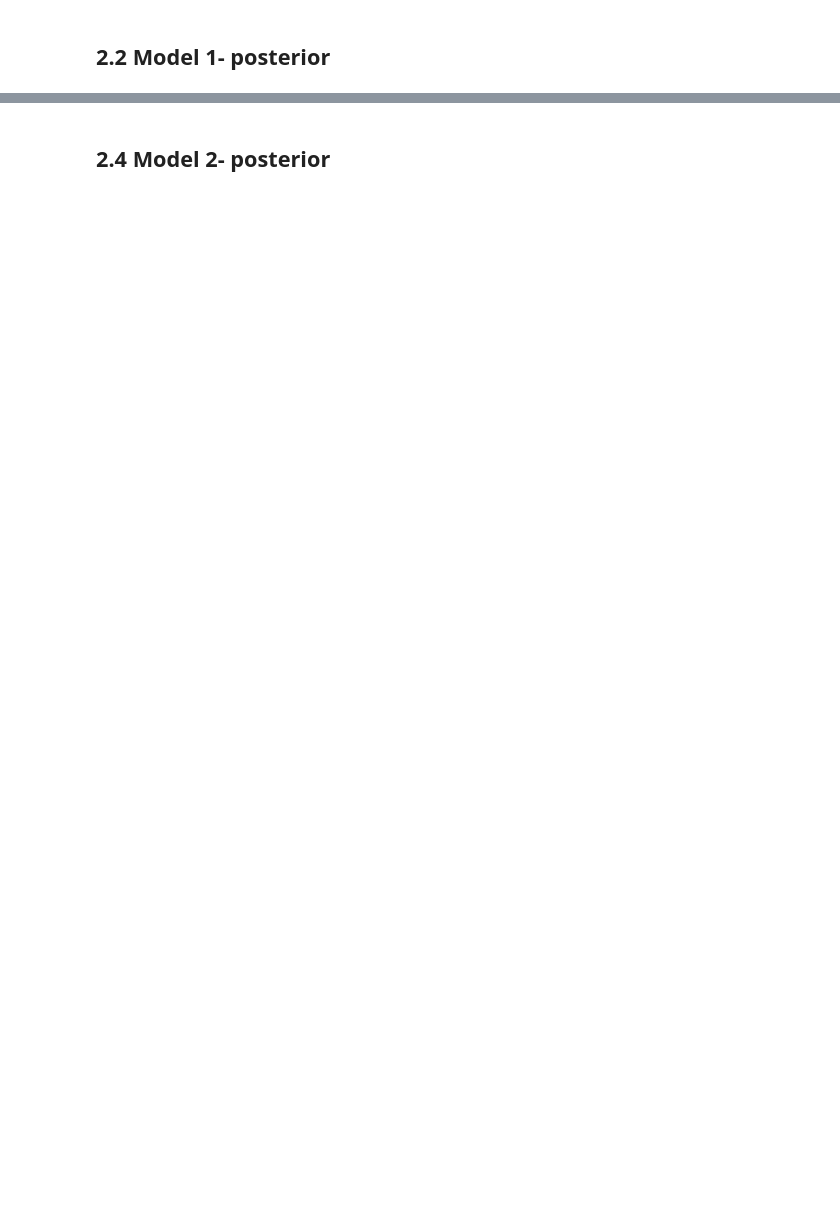
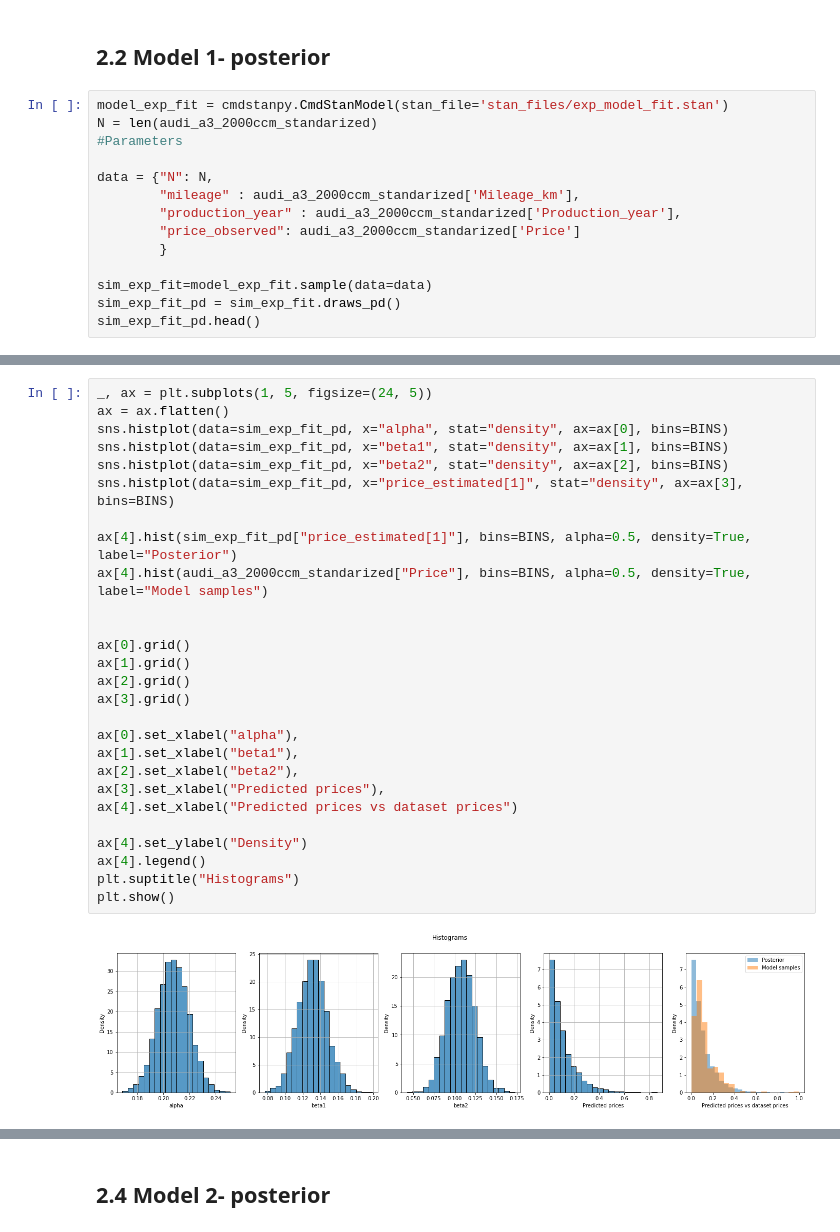
Before and after one commit to Karolina0110/DA, a Jupyter notebook: project/main_notebook.ipynb, the cells around one changed output, grey strips where cells are left out. Saved outputs shown, nothing was run; the diff lists cells and outputs as text; blank space fills up the shorter version.

```diff
--- a/project/main_notebook.ipynb
+++ b/project/main_notebook.ipynb
@@ -114,2 +112,16 @@ plt.show()
 # %% [markdown]
 ## 2.2 Model 1- posterior
+# %%
+model_exp_fit = cmdstanpy.CmdStanModel(stan_file='stan_files/exp_model_fit.stan')
+N = len(audi_a3_2000ccm_standarized)
+#Parameters
+
+data = {"N": N,
+        "mileage" : audi_a3_2000ccm_standarized['Mileage_km'],
+        "production_year" : audi_a3_2000ccm_standarized['Production_year'],
+        "price_observed": audi_a3_2000ccm_standarized['Price']
+        }
+
+sim_exp_fit=model_exp_fit.sample(data=data)
+sim_exp_fit_pd = sim_exp_fit.draws_pd()
+sim_exp_fit_pd.head()
@@ -115,0 +154,29 @@ plt.show()
+# %%
+_, ax = plt.subplots(1, 5, figsize=(24, 5))
+ax = ax.flatten()
+sns.histplot(data=sim_exp_fit_pd, x="alpha", stat="density", ax=ax[0], bins=BINS)
+sns.histplot(data=sim_exp_fit_pd, x="beta1", stat="density", ax=ax[1], bins=BINS)
+sns.histplot(data=sim_exp_fit_pd, x="beta2", stat="density", ax=ax[2], bins=BINS)
+sns.histplot(data=sim_exp_fit_pd, x="price_estimated[1]", stat="density", ax=ax[3], bins=BINS)
+
+ax[4].hist(sim_exp_fit_pd["price_estimated[1]"], bins=BINS, alpha=0.5, density=True, label="Posterior")
+ax[4].hist(audi_a3_2000ccm_standarized["Price"], bins=BINS, alpha=0.5, density=True, label="Model samples")
+
+
+ax[0].grid()
+ax[1].grid()
+ax[2].grid()
+ax[3].grid()
+
+ax[0].set_xlabel("alpha"),
+ax[1].set_xlabel("beta1"),
+ax[2].set_xlabel("beta2"),
+ax[3].set_xlabel("Predicted prices"),
+ax[4].set_xlabel("Predicted prices vs dataset prices")
+
+ax[4].set_ylabel("Density")
+ax[4].legend()
+plt.suptitle("Histograms")
+plt.show()
+# %% [output]
+[figure, added]
```
Also changed, not shown: parts of 10 cells of this notebook, 9 other files.
